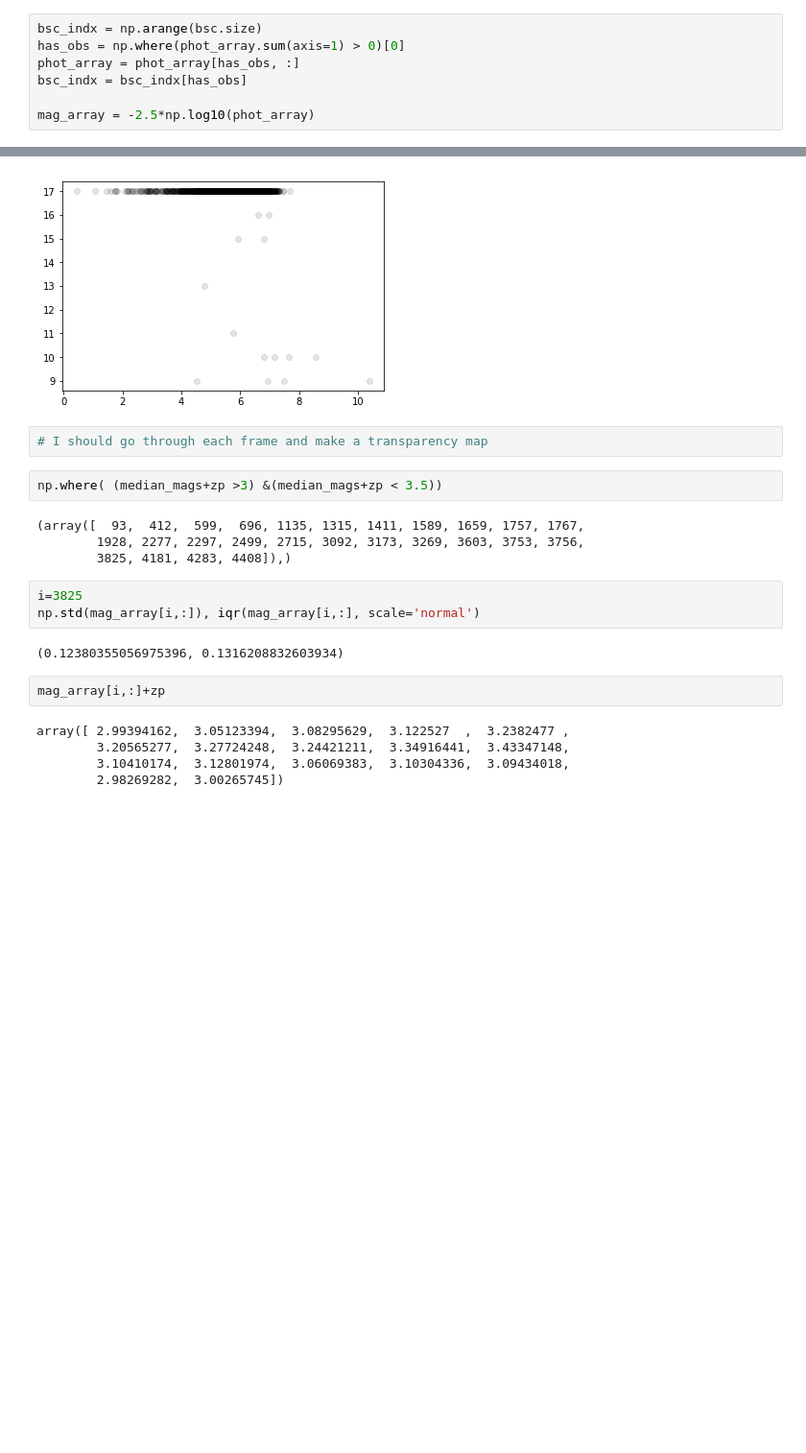
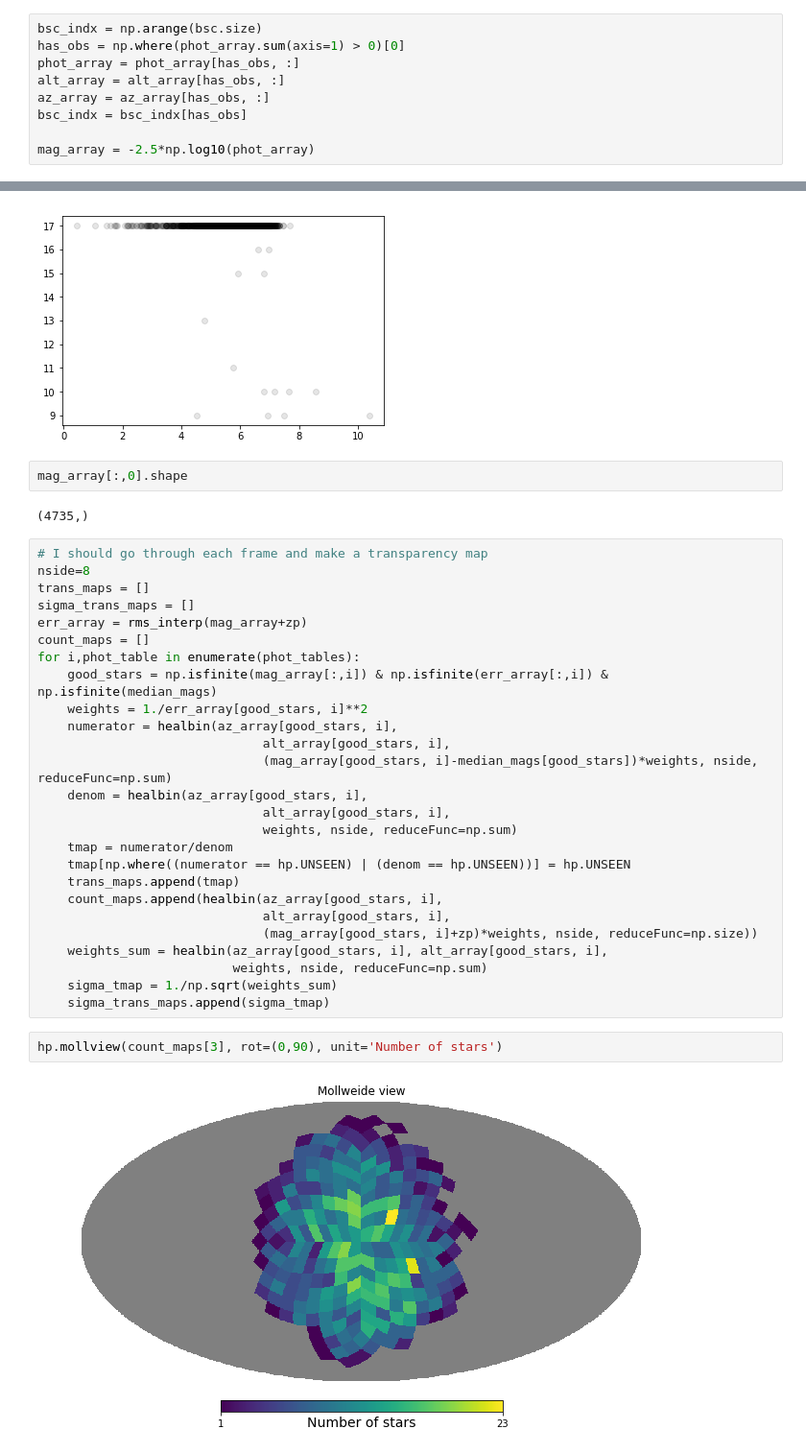
Before and after one commit to lsst/all_sky_phot, a Jupyter notebook: data/az_camera/L3_phot_analysis.ipynb, the cells around one changed output, grey strips where cells are left out. Shown at 96% size. Cells and saved outputs as stored; diff of their text form; blank space fills up the shorter version.

Commit message:
made some decent transparency maps

```diff
--- a/data/az_camera/L3_phot_analysis.ipynb
+++ b/data/az_camera/L3_phot_analysis.ipynb
@@ -42,6 +49,8 @@ for i, phot_table in enumerate(phot_tables):
 bsc_indx = np.arange(bsc.size)
 has_obs = np.where(phot_array.sum(axis=1) > 0)[0]
 phot_array = phot_array[has_obs, :]
+alt_array = alt_array[has_obs, :]
+az_array = az_array[has_obs, :]
 bsc_indx = bsc_indx[has_obs]
 
 mag_array = -2.5*np.log10(phot_array)
@@ -75,23 +101,37 @@ plt.plot(median_mags+zp, count, 'ko', alpha=.1)
 # %% [output]
 [<matplotlib.lines.Line2D at 0x...>]
 [figure]
-# %%
-# I should go through each frame and make a transparency map
-# %%
-np.where( (median_mags+zp >3) &(median_mags+zp < 3.5))
-# %% [output]
-(array([  93,  412,  599,  696, 1135, 1315, 1411, 1589, 1659, 1757, 1767,
-        1928, 2277, 2297, 2499, 2715, 3092, 3173, 3269, 3603, 3753, 3756,
-        3825, 4181, 4283, 4408]),)
-# %%
-i=3825
-np.std(mag_array[i,:]), iqr(mag_array[i,:], scale='normal')
-# %% [output]
-(0.12380355056975396, 0.1316208832603934)
-# %%
-mag_array[i,:]+zp
-# %% [output]
-array([ 2.99394162,  3.05123394,  3.08295629,  3.122527  ,  3.2382477 ,
-        3.20565277,  3.27724248,  3.24421211,  3.34916441,  3.43347148,
-        3.10410174,  3.12801974,  3.06069383,  3.10304336,  3.09434018,
-        2.98269282,  3.00265745])
+# %%
+mag_array[:,0].shape
+# %% [output]
+(4735,)
+# %%
+# I should go through each frame and make a transparency map
+nside=8
+trans_maps = []
+sigma_trans_maps = []
+err_array = rms_interp(mag_array+zp)
+count_maps = []
+for i,phot_table in enumerate(phot_tables):
+    good_stars = np.isfinite(mag_array[:,i]) & np.isfinite(err_array[:,i]) & np.isfinite(median_mags)
+    weights = 1./err_array[good_stars, i]**2
+    numerator = healbin(az_array[good_stars, i],
+                              alt_array[good_stars, i],
+                              (mag_array[good_stars, i]-median_mags[good_stars])*weights, nside, reduceFunc=np.sum)
+    denom = healbin(az_array[good_stars, i],
+                              alt_array[good_stars, i],
+                              weights, nside, reduceFunc=np.sum)
+    tmap = numerator/denom
+    tmap[np.where((numerator == hp.UNSEEN) | (denom == hp.UNSEEN))] = hp.UNSEEN
+    trans_maps.append(tmap)
+    count_maps.append(healbin(az_array[good_stars, i],
+                              alt_array[good_stars, i],
+                              (mag_array[good_stars, i]+zp)*weights, nside, reduceFunc=np.size))
+    weights_sum = healbin(az_array[good_stars, i], alt_array[good_stars, i],
+                          weights, nside, reduceFunc=np.sum)
+    sigma_tmap = 1./np.sqrt(weights_sum)
+    sigma_trans_maps.append(sigma_tmap)
+# %%
+hp.mollview(count_maps[3], rot=(0,90), unit='Number of stars')
+# %% [output]
+[figure, added]
```
Also changed, not shown: parts of 9 cells of this notebook.
